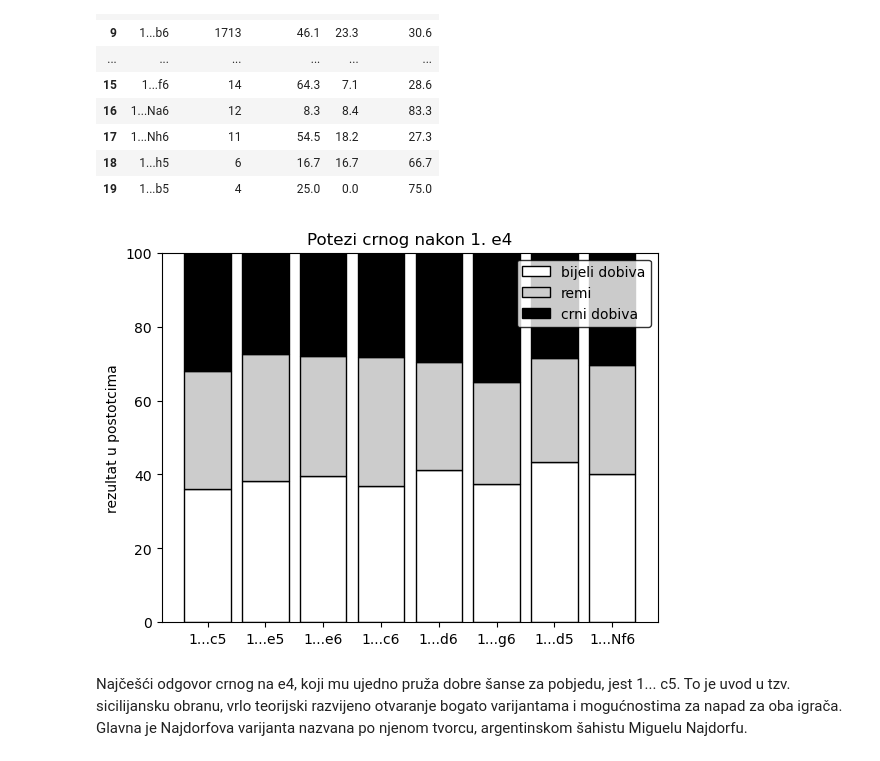
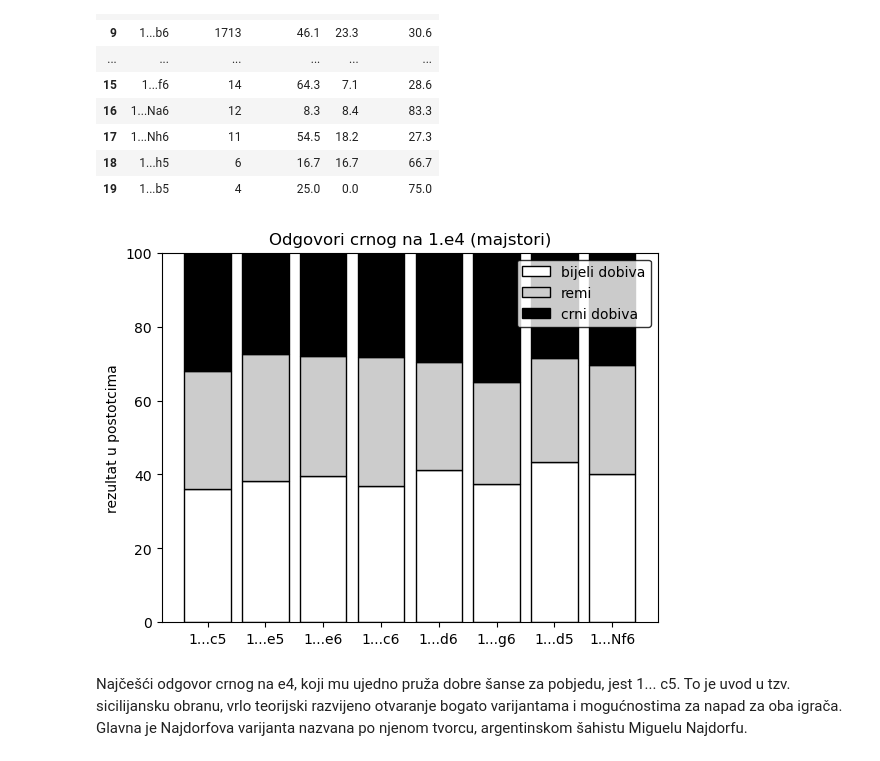
Before and after one commit to ring-bearer/ms, a Jupyter notebook: sah.ipynb, the cells around one changed output. Drawn from its saved outputs; the diff is of its cells as text; code cells hidden in the pictures.

```diff
--- a/sah.ipynb
+++ b/sah.ipynb
@@ -392,9 +411,9 @@ e4
 | 18 | 1...h5 | 6 | 16.7 | 16.7 | 66.7 |
 | 19 | 1...b5 | 4 | 25.0 | 0.0 | 75.0 |
 # %%
-graph(e4,8)
+graph(e4,title="Odgovori crnog na 1.e4 (majstori)",headstart=8)
 # %% [output]
-[figure, old version]
+[figure, new version]
 # %% [markdown]
 Najčešći odgovor crnog na e4, koji mu ujedno pruža dobre šanse za pobjedu, jest 1... c5. To je uvod u tzv. sicilijansku obranu, vrlo teorijski razvijeno otvaranje bogato varijantama i mogućnostima za napad za oba igrača. Glavna je Najdorfova varijanta nazvana po njenom tvorcu, argentinskom šahistu Miguelu Najdorfu.
 # %%
```
Also changed, not shown: parts of 25 cells of this notebook, 2 other files.
